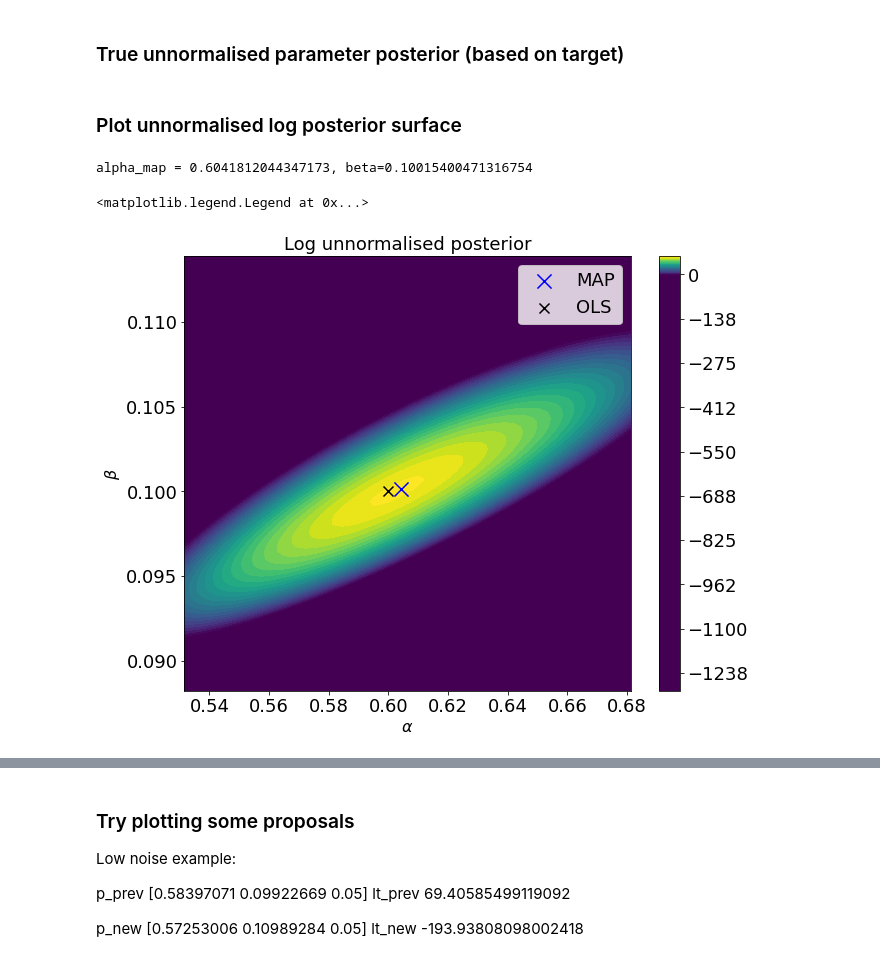
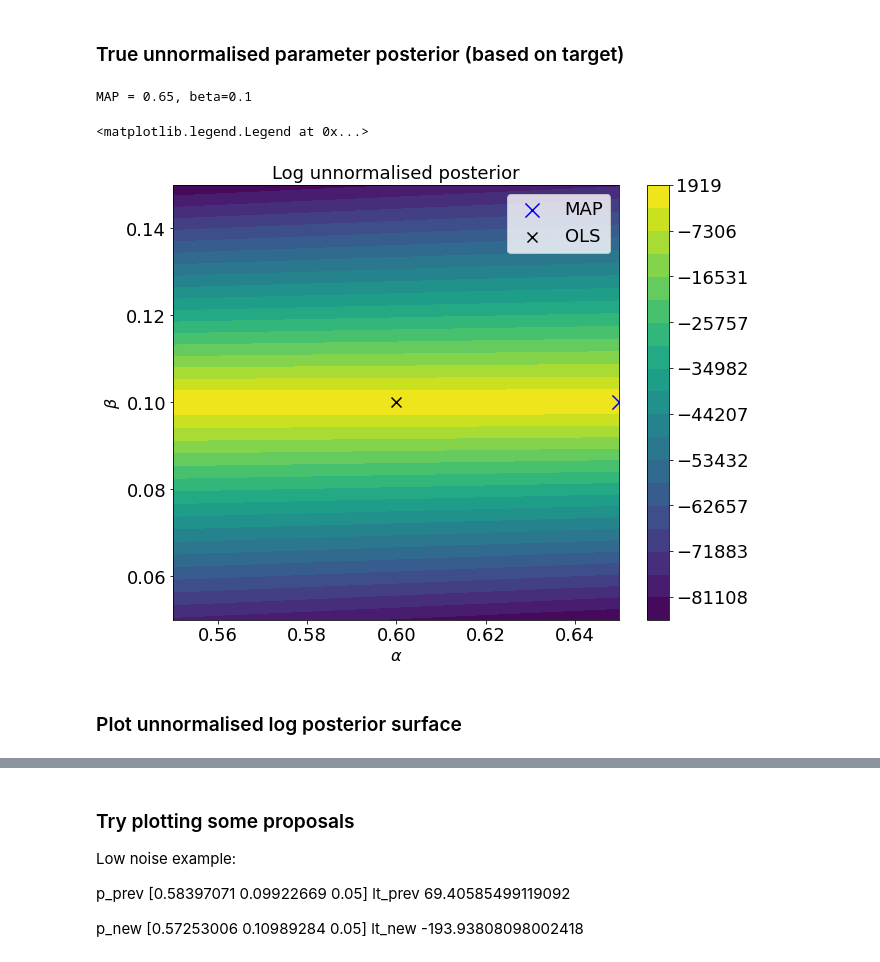
Before and after one commit to YannisZa/probabilistic_traffic_flow_modelling, a Jupyter notebook: notebooks/exponential_fd_metropolis_hastings_debugging.ipynb, the cells around one changed output, grey strips where cells are left out. Drawn from its saved outputs; the diff is of its cells as text; code cells hidden in the pictures.

```diff
--- a/notebooks/exponential_fd_metropolis_hastings_debugging.ipynb
+++ b/notebooks/exponential_fd_metropolis_hastings_debugging.ipynb
@@ -332,12 +342,13 @@ if prior_covariance[2,2] > 0:
 # %%
 # Vanilla Metropolis Hastings MCMC
 def exponential_fd_log_prior(p):
-    return ss.beta.logpdf(p[0],beta_prior_a_alpha_param,beta_prior_b_alpha_param)\
-            + ss.beta.logpdf(p[1],beta_prior_a_beta_param,beta_prior_b_beta_param)#\
+    return ss.gamma.logpdf(p[0],prior_a_alpha_param,scale=prior_b_alpha_param)\
+            + ss.gamma.logpdf(p[1],prior_a_beta_param,scale=prior_b_beta_param)#\
             #+ ss.gamma.logpdf(p[2],a=gamma_prior_a_sigma_param,scale=gamma_prior_b_sigma_param)
 
 def exponential_fd_log_likelihood(p,y):
-    return ss.multivariate_normal.logpdf(y,exponential_fd(p[:-1]),np.eye(y.shape[0])*p[-1])
+#     print('p',p[:-1])
+    return np.sum([ss.lognorm.logpdf(y[i],s=np.sqrt(p[-1]),scale=exponential_fd(p[:-1])[i]) for i in range(y.shape[0])])
 
 def exponential_fd_log_target(p,y):
     # Log target is sum of priors and likelihood for each temperature
@@ -355 +395,24 @@ filename_extension = '_concentrated3'
+# %%
+_vmin = np.min(log_unnormalised_posterior_value[np.isfinite(log_unnormalised_posterior_value)])
+_vmax = np.max(log_unnormalised_posterior_value[np.isfinite(log_unnormalised_posterior_value)])
+levels = np.linspace(_vmin,_vmax,20)
+plt.ion()
+plt.figure(figsize=(10,8))
+# Create a contour
+print(f'MAP = {A.flatten()[np.argmax(log_unnormalised_posterior_value)]}, beta={B.flatten()[np.argmax(log_unnormalised_posterior_value)]}')
+B,A = np.meshgrid(b,a)
+im = plt.contourf(A, B, log_unnormalised_posterior_value,levels)
+plt.scatter(A.flatten()[np.argmax(log_unnormalised_posterior_value)],B.flatten()[np.argmax(log_unnormalised_posterior_value)],label='MAP',marker='x',s=200,color='blue',zorder=10)
+plt.scatter(alpha,beta,label='OLS',marker='x',s=100,color='black',zorder=9)
+plt.xlim([amin, amax])
+plt.ylim([bmin, bmax])
+plt.xlabel(r'$\alpha$',fontsize=16)
+plt.ylabel(r'$\beta$',fontsize=16)
+plt.title(r'Log unnormalised posterior',fontsize=18)
+plt.colorbar(im)
+plt.legend()
+# %% [output]
+MAP = 0.65, beta=0.1
+<matplotlib.legend.Legend at 0x...>
+[figure, added]
 # %%
@@ -436,28 +499,24 @@ else:
 # %% [markdown]
 ### Plot unnormalised log posterior surface
 # %%
-_vmin = 0#np.min(Q_hat[np.isfinite(Q_hat)])
-_vmax = np.max(Q_hat[np.isfinite(Q_hat)])
+# _vmin = 0#np.min(Q_hat[np.isfinite(Q_hat)])
+# _vmax = np.max(Q_hat[np.isfinite(Q_hat)])
 
-plt.ion()
-plt.figure(figsize=(10,8))
-# Create a contour
-print(f'alpha_map = {A.flatten()[np.argmax(Q_hat)]}, beta={B.flatten()[np.argmax(Q_hat)]}')
-B,A = np.meshgrid(b,a)
-im = plt.contourf(A, B, Q_hat,600,vmin=_vmin,vmax=_vmax)
-plt.scatter(A.flatten()[np.argmax(Q_hat)],B.flatten()[np.argmax(Q_hat)],label='MAP',marker='x',s=200,color='blue',zorder=10)
-plt.scatter(alpha,beta,label='OLS',marker='x',s=100,color='black',zorder=9)
-plt.xlim([true_posterior_metadata['amin'], true_posterior_metadata['amax']])
-plt.ylim([true_posterior_metadata['bmin'], true_posterior_metadata['bmax']])
-plt.xlabel(r'$\alpha$',fontsize=16)
-plt.ylabel(r'$\beta$',fontsize=16)
-plt.title(r'Log unnormalised posterior',fontsize=18)
-plt.colorbar(im)
-plt.legend()
+# plt.ion()
+# plt.figure(figsize=(10,8))
+# # Create a contour
+# print(f'alpha_map = {A.flatten()[np.argmax(Q_hat)]}, beta={B.flatten()[np.argmax(Q_hat)]}')
+# B,A = np.meshgrid(b,a)
+# im = plt.contourf(A, B, Q_hat,600,vmin=_vmin,vmax=_vmax)
+# plt.scatter(A.flatten()[np.argmax(Q_hat)],B.flatten()[np.argmax(Q_hat)],label='MAP',marker='x',s=200,color='blue',zorder=10)
+# plt.scatter(alpha,beta,label='OLS',marker='x',s=100,color='black',zorder=9)
+# plt.xlim([true_posterior_metadata['amin'], true_posterior_metadata['amax']])
+# plt.ylim([true_posterior_metadata['bmin'], true_posterior_metadata['bmax']])
+# plt.xlabel(r'$\alpha$',fontsize=16)
+# plt.ylabel(r'$\beta$',fontsize=16)
+# plt.title(r'Log unnormalised posterior',fontsize=18)
+# plt.colorbar(im)
+# plt.legend()
-# %% [output]
-alpha_map = 0.6041812044347173, beta=0.10015400471316754
-<matplotlib.legend.Legend at 0x...>
-[figure, removed]
 # %%
 load_data = False
 # %%
```
Also changed, not shown: parts of 15 cells of this notebook, 11 other files.
